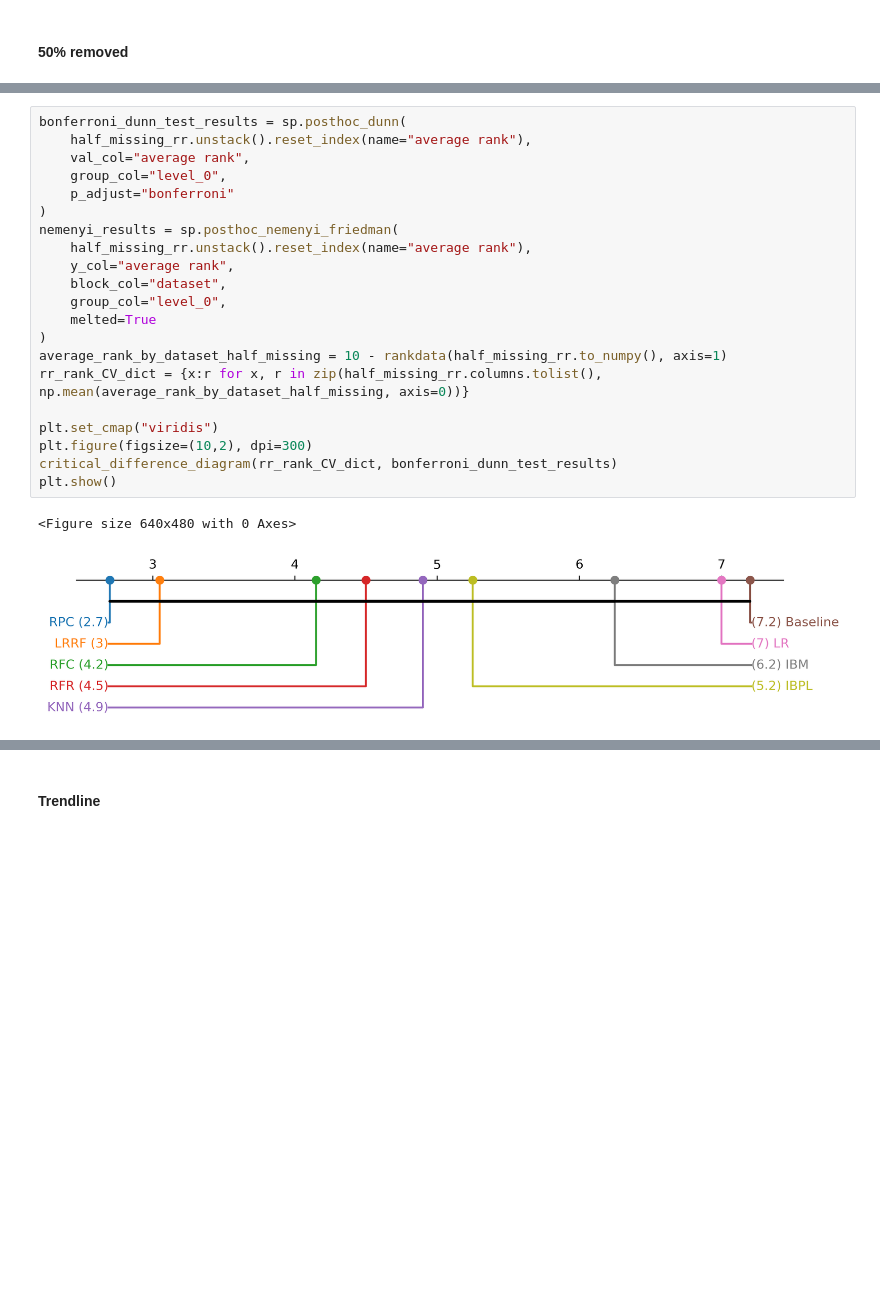
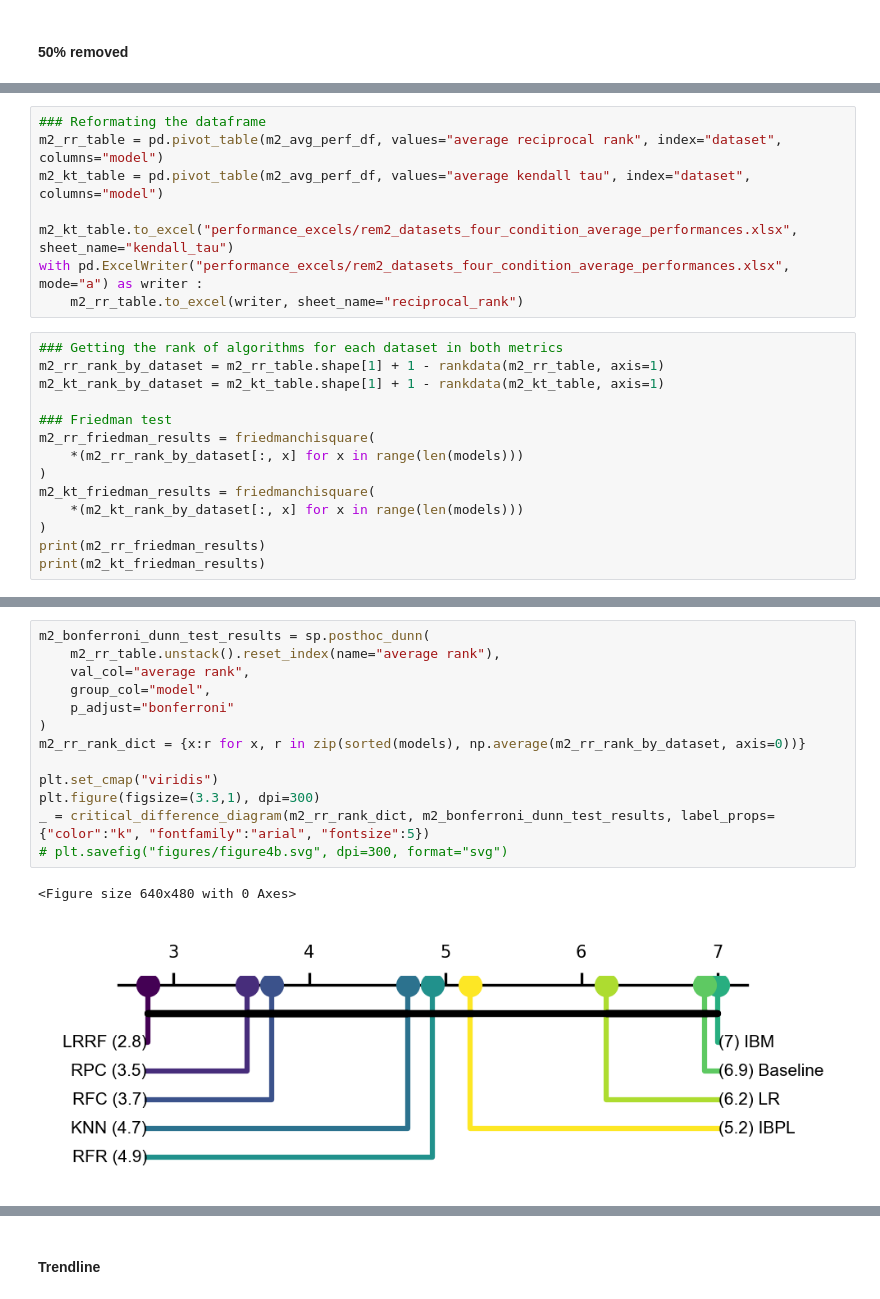
Before and after one commit to ZimmermanGroup/LabelRanking, a Jupyter notebook: performance_analysis.ipynb, the cells around one changed output, grey strips where cells are left out. Cells and saved outputs as stored; diff of their text form; blank space fills up the shorter version.

```diff
--- a/performance_analysis.ipynb
+++ b/performance_analysis.ipynb
@@ -206,0 +292,22 @@ ax.axvline(5,0,1, c="white")
+# %%
+### Reformating the dataframe
+m2_rr_table = pd.pivot_table(m2_avg_perf_df, values="average reciprocal rank", index="dataset", columns="model")
+m2_kt_table = pd.pivot_table(m2_avg_perf_df, values="average kendall tau", index="dataset", columns="model")
+
+m2_kt_table.to_excel("performance_excels/rem2_datasets_four_condition_average_performances.xlsx", sheet_name="kendall_tau")
+with pd.ExcelWriter("performance_excels/rem2_datasets_four_condition_average_performances.xlsx", mode="a") as writer :
+    m2_rr_table.to_excel(writer, sheet_name="reciprocal_rank")
+# %%
+### Getting the rank of algorithms for each dataset in both metrics
+m2_rr_rank_by_dataset = m2_rr_table.shape[1] + 1 - rankdata(m2_rr_table, axis=1)
+m2_kt_rank_by_dataset = m2_kt_table.shape[1] + 1 - rankdata(m2_kt_table, axis=1)
+
+### Friedman test
+m2_rr_friedman_results = friedmanchisquare(
+    *(m2_rr_rank_by_dataset[:, x] for x in range(len(models)))
+)
+m2_kt_friedman_results = friedmanchisquare(
+    *(m2_kt_rank_by_dataset[:, x] for x in range(len(models)))
+)
+print(m2_rr_friedman_results)
+print(m2_kt_friedman_results)
@@ -207,24 +326,16 @@ ax.axvline(5,0,1, c="white")
 # %%
-bonferroni_dunn_test_results = sp.posthoc_dunn(
-    half_missing_rr.unstack().reset_index(name="average rank"),
+m2_bonferroni_dunn_test_results = sp.posthoc_dunn(
+    m2_rr_table.unstack().reset_index(name="average rank"),
     val_col="average rank",
-    group_col="level_0",
+    group_col="model",
     p_adjust="bonferroni"
 )
-nemenyi_results = sp.posthoc_nemenyi_friedman(
-    half_missing_rr.unstack().reset_index(name="average rank"),
-    y_col="average rank",
-    block_col="dataset",
-    group_col="level_0",
-    melted=True
-)
-average_rank_by_dataset_half_missing = 10 - rankdata(half_missing_rr.to_numpy(), axis=1)
-rr_rank_CV_dict = {x:r for x, r in zip(half_missing_rr.columns.tolist(), np.mean(average_rank_by_dataset_half_missing, axis=0))}
+m2_rr_rank_dict = {x:r for x, r in zip(sorted(models), np.average(m2_rr_rank_by_dataset, axis=0))}
 
 plt.set_cmap("viridis")
-plt.figure(figsize=(10,2), dpi=300)
-critical_difference_diagram(rr_rank_CV_dict, bonferroni_dunn_test_results)
-plt.show()
+plt.figure(figsize=(3.3,1), dpi=300)
+_ = critical_difference_diagram(m2_rr_rank_dict, m2_bonferroni_dunn_test_results, label_props={"color":"k", "fontfamily":"arial", "fontsize":5})
+# plt.savefig("figures/figure4b.svg", dpi=300, format="svg")
 # %% [output]
 <Figure size 640x480 with 0 Axes>
-[figure, old version]
+[figure, new version]
```
Also changed, not shown: parts of 36 cells of this notebook, 3 other files.
